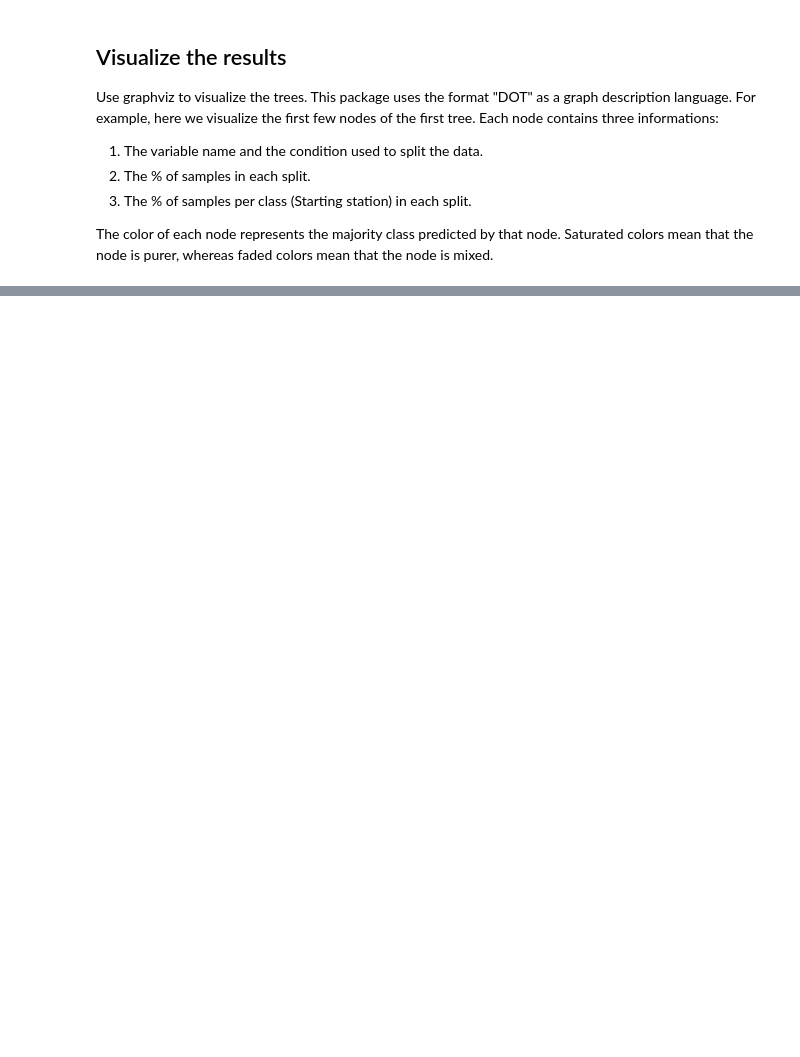
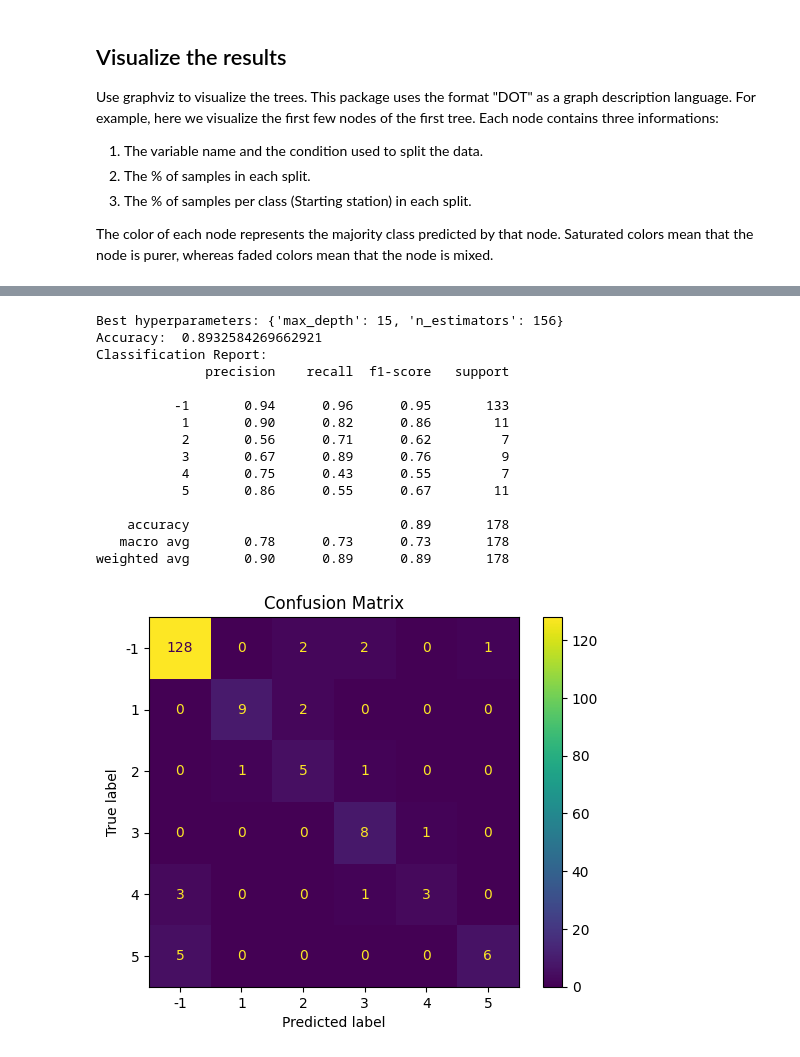
Before and after one commit to alessia-orlando/muon-DIS-MonteCarlo, a Jupyter notebook: random_forest.ipynb, the cells around one changed output, grey strips where cells are left out. Drawn from its saved outputs; the diff is of its cells as text; code cells hidden in the pictures; blank space fills up the shorter version.

Commit message:
Random Forest Classifier

```diff
--- a/random_forest.ipynb
+++ b/random_forest.ipynb
@@ -94,7 +161,23 @@ Use graphviz to visualize the trees. This package uses the format "DOT" as a gra
 
 The color of each node represents the majority class predicted by that node. Saturated colors mean that the node is purer, whereas faded colors mean that the node is mixed.
 # %%
-tree = best_rf.estimators_[0]
-dot_data = export_graphviz(tree, feature_names=X_train.columns, filled=True, max_depth=2, impurity=False, proportion=True)
-graph = graphviz.Source(dot_data)
-display(graph)
+def display_tree(model, feature_names=None, max_depth=2):
+
+    '''
+    Visualize a single decision tree from the Random Forest using graphviz
+
+    Parameters:
+    - model: sklearn.ensemble.RandomForestClassifier
+        trained Random Forest model
+    - feature_names: list
+        list of feature names used for training
+    - max depth: int, optional (default=2)
+        maximum displayed depth of the tree
+
+    Returns:
+    None
+    '''
+    tree = model.estimators_[0]
+    dot_data = export_graphviz(tree, feature_names=feature_names, filled=True, max_depth=max_depth, impurity=False, proportion=True)
+    graph = graphviz.Source(dot_data)
+    display(graph)
@@ -131,0 +224,38 @@ plt.show()
+# %%
+# Load and preprocess data
+X_train, X_test, y_train, y_test = load_and_preprocess_data("data.csv")
+
+# Define and tune model
+best_rf = define_and_tune_model(X_train, y_train)
+
+# Cross-validation
+cv_scores = cross_val_score(best_rf, X_train, y_train, cv=cv)
+print("Cross-validation scores: ", cv_scores)
+print("Mean CV accuracy: ", cv_scores.mean())
+print("CV scores standard deviation: ", cv_scores.std())
+
+# Evaluate the model
+evaluate_model(best_rf, X_test, y_test)
+
+# Visualize the first decision tree
+display_tree(best_rf, feature_names=X_train.columns, max_depth=2)
+
+# Plot the Feature Importance
+plot_feature_importance(best_rf, feature_names=X_train.columns)
+# %% [output]
+Best hyperparameters: {'max_depth': 15, 'n_estimators': 156}
+Accuracy:  0.8932584269662921
+Classification Report:
+              precision    recall  f1-score   support
+
+          -1       0.94      0.96      0.95       133
+           1       0.90      0.82      0.86        11
+           2       0.56      0.71      0.62         7
+           3       0.67      0.89      0.76         9
+           4       0.75      0.43      0.55         7
+           5       0.86      0.55      0.67        11
+
+    accuracy                           0.89       178
+   macro avg       0.78      0.73      0.73       178
+weighted avg       0.90      0.89      0.89       178
+[figure, added]
```
Also changed, not shown: parts of 20 cells of this notebook.
